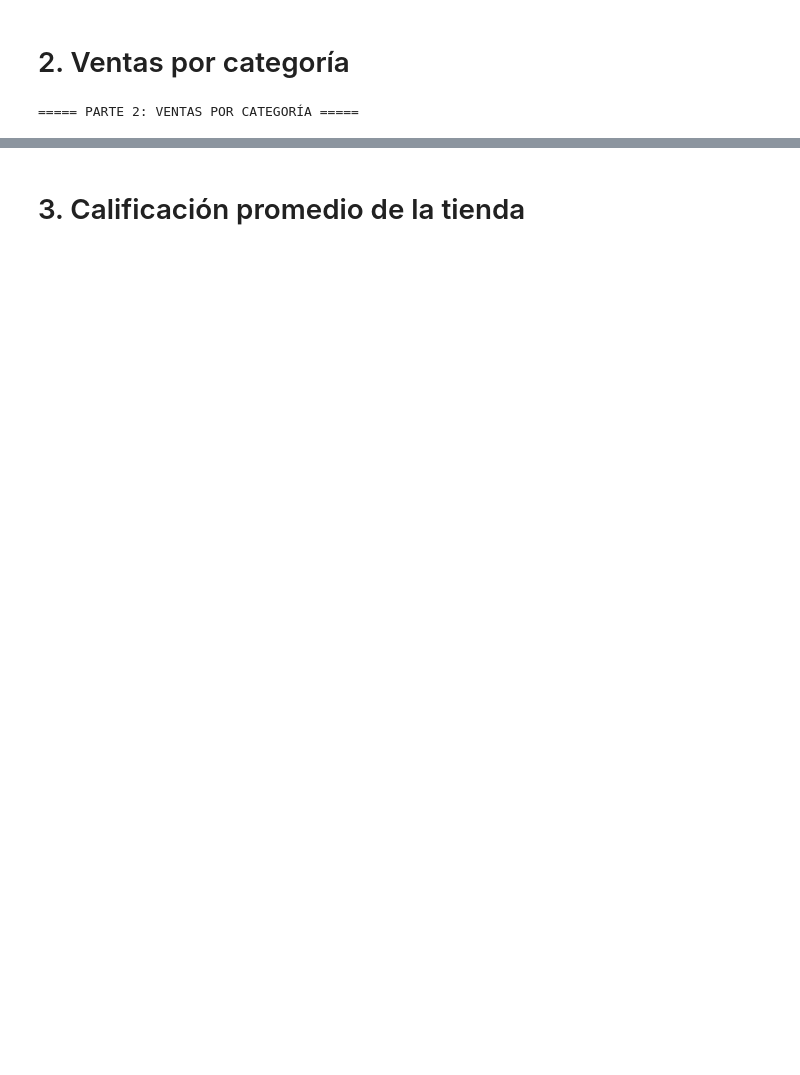
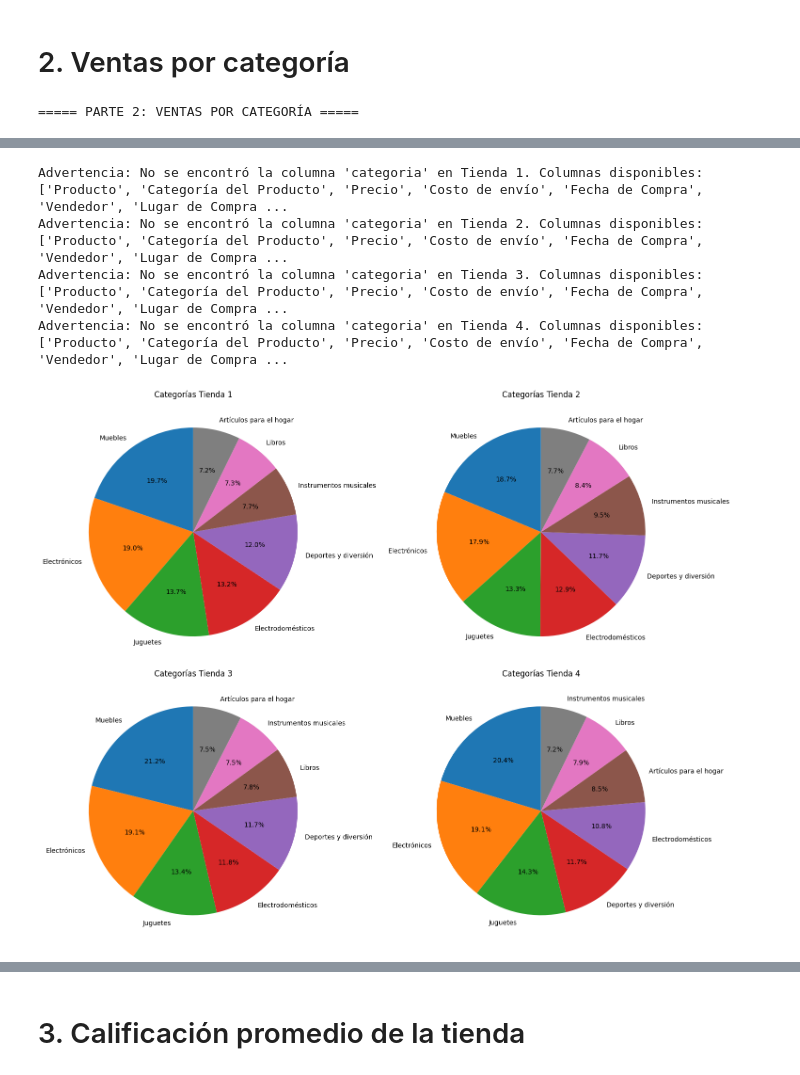
Before and after one commit to Miky-Bareiro/challenge1-data-science-latam, a Jupyter notebook: AluraStoreLatam.ipynb, the cells around one changed output, grey strips where cells are left out. Cells and saved outputs as stored; diff of their text form; code cells hidden in the pictures; blank space fills up the shorter version.

```diff
--- a/AluraStoreLatam.ipynb
+++ b/AluraStoreLatam.ipynb
@@ -160,15 +153,0 @@ Tienda 1:
-# %%
-# Visualización: Gráficos de pastel para categorías por tienda
-    fig, axes = plt.subplots(2, 2, figsize=(16, 12))
-    axes = axes.flatten()
-
-    for i, tienda in enumerate(['Tienda 1', 'Tienda 2', 'Tienda 3', 'Tienda 4']):
-        data = categoria_ventas[categoria_ventas['tienda'] == tienda]
-        axes[i].pie(data['Cantidad'], labels=data[columna_categoria], autopct='%1.1f%%', startangle=90)
-        axes[i].set_title(f'Distribución de Categorías en {tienda}')
-
-    plt.tight_layout()
-    plt.savefig('categorias_por_tienda.png')
-    plt.show()
-else:
-    print("No se pudo identificar la columna de categoría. Revise los datos.")
@@ -176,0 +154,58 @@ IndentationError: unexpected indent (<ipython-input-44-7c676b77b17e>, line 2)
+# %%
+# Verificamos si existe la columna 'categoria' en cada DataFrame
+for i, df in enumerate([tienda1, tienda2, tienda3, tienda4], 1):
+    if 'categoria' not in df.columns:
+        print(f"Advertencia: No se encontró la columna 'categoria' en Tienda {i}. Columnas disponibles: {df.columns.tolist()}")
+
+# Función para contar ventas por categoría con manejo de errores
+def ventas_por_categoria(tienda_df, nombre_tienda):
+    categoria_col = None
+
+    # Buscar la columna adecuada
+    for col in tienda_df.columns:
+        if 'categ' in col.lower():
+            categoria_col = col
+            break
+
+    if categoria_col:
+        categorias = tienda_df[categoria_col].value_counts()
+        return categorias, nombre_tienda
+    else:
+        print(f"No se encontró una columna de categoría en {nombre_tienda}")
+        return pd.Series(), nombre_tienda
+
+# Obtenemos las ventas por categoría para cada tienda
+categorias_tienda1, _ = ventas_por_categoria(tienda1, 'Tienda 1')
+categorias_tienda2, _ = ventas_por_categoria(tienda2, 'Tienda 2')
+categorias_tienda3, _ = ventas_por_categoria(tienda3, 'Tienda 3')
+categorias_tienda4, _ = ventas_por_categoria(tienda4, 'Tienda 4')
+
+# Verificamos si tenemos datos para graficar
+if not categorias_tienda1.empty and not categorias_tienda2.empty and not categorias_tienda3.empty and not categorias_tienda4.empty:
+    # Visualizamos los resultados con gráficos de torta para cada tienda
+    # Utilizando subplots para mostrar los 4 gráficos juntos
+    fig, axes = plt.subplots(2, 2, figsize=(15, 12))
+
+    # Función para crear gráfico de torta
+    def crear_grafico_torta(ax, datos, titulo):
+        if datos.empty:
+            ax.text(0.5, 0.5, 'No hay datos disponibles', horizontalalignment='center', verticalalignment='center')
+            ax.axis('off')
+        else:
+            ax.pie(datos, labels=datos.index, autopct='%1.1f%%', startangle=90)
+            ax.set_title(titulo)
+
+    # Graficar cada tienda
+    crear_grafico_torta(axes[0, 0], categorias_tienda1, 'Categorías Tienda 1')
+    crear_grafico_torta(axes[0, 1], categorias_tienda2, 'Categorías Tienda 2')
+    crear_grafico_torta(axes[1, 0], categorias_tienda3, 'Categorías Tienda 3')
+    crear_grafico_torta(axes[1, 1], categorias_tienda4, 'Categorías Tienda 4')
+
+    plt.tight_layout()
+    plt.show()
+# %% [output]
+Advertencia: No se encontró la columna 'categoria' en Tienda 1. Columnas disponibles: ['Producto', 'Categoría del Producto', 'Precio', 'Costo de envío', 'Fecha de Compra', 'Vendedor', 'Lugar de Compra ...
+Advertencia: No se encontró la columna 'categoria' en Tienda 2. Columnas disponibles: ['Producto', 'Categoría del Producto', 'Precio', 'Costo de envío', 'Fecha de Compra', 'Vendedor', 'Lugar de Compra ...
+Advertencia: No se encontró la columna 'categoria' en Tienda 3. Columnas disponibles: ['Producto', 'Categoría del Producto', 'Precio', 'Costo de envío', 'Fecha de Compra', 'Vendedor', 'Lugar de Compra ...
+Advertencia: No se encontró la columna 'categoria' en Tienda 4. Columnas disponibles: ['Producto', 'Categoría del Producto', 'Precio', 'Costo de envío', 'Fecha de Compra', 'Vendedor', 'Lugar de Compra ...
+[figure, added]
```
Also changed, not shown: parts of 21 cells of this notebook.
